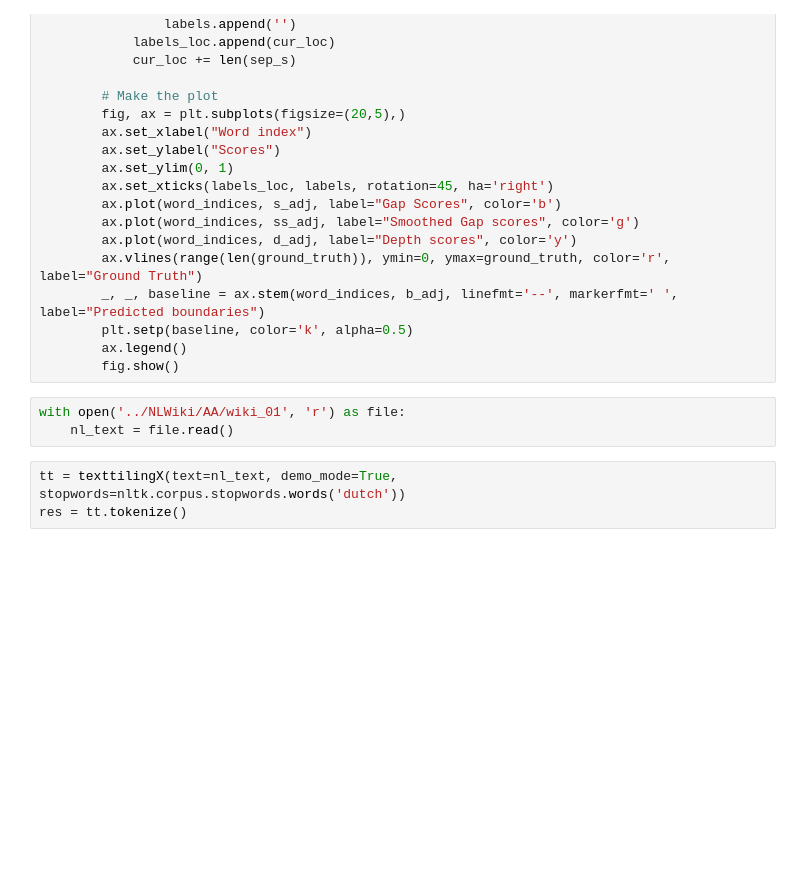
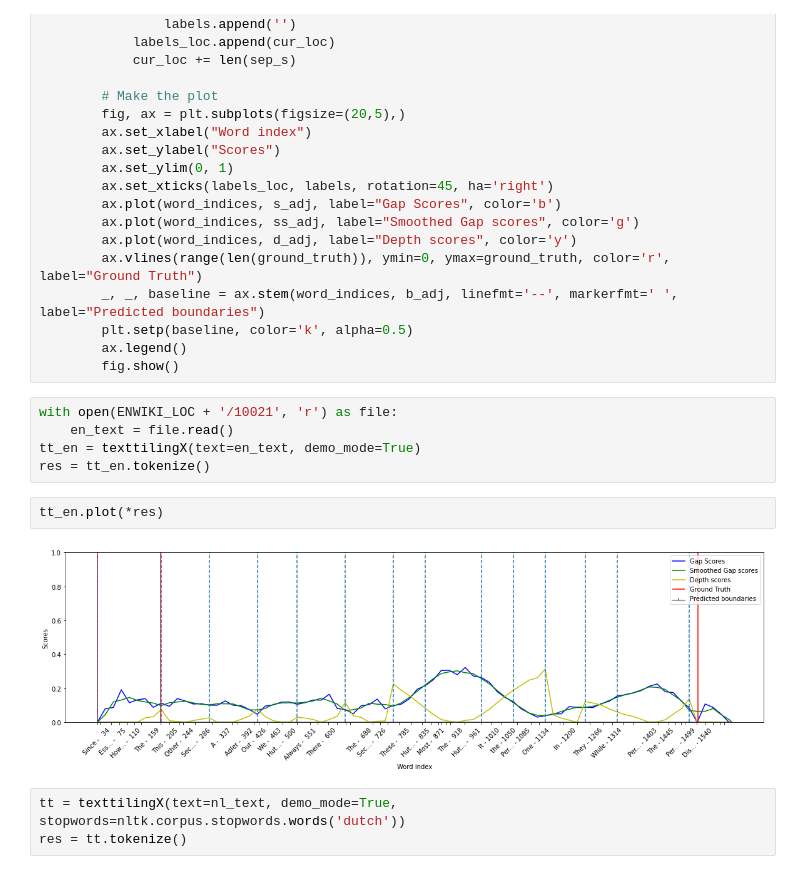
Before and after one commit to DoubleGio/text_segmentation, a Jupyter notebook: Notebooks/texttiling.ipynb, the cells around one changed output. Cells and saved outputs as stored; diff of their text form; blank space fills up the shorter version.

```diff
--- a/Notebooks/texttiling.ipynb
+++ b/Notebooks/texttiling.ipynb
@@ -102,8 +104,14 @@ class texttilingX(texttiling.TextTilingTokenizer):
         ax.legend()
         fig.show()
 # %%
-with open('../NLWiki/AA/wiki_01', 'r') as file:
-    nl_text = file.read()
+with open(ENWIKI_LOC + '/10021', 'r') as file:
+    en_text = file.read()
+tt_en = texttilingX(text=en_text, demo_mode=True)
+res = tt_en.tokenize()
+# %%
+tt_en.plot(*res)
+# %% [output]
+[figure, added]
 # %%
 tt = texttilingX(text=nl_text, demo_mode=True, stopwords=nltk.corpus.stopwords.words('dutch'))
 res = tt.tokenize()
```
Also changed, not shown: parts of 2 cells of this notebook, 2 other files.
